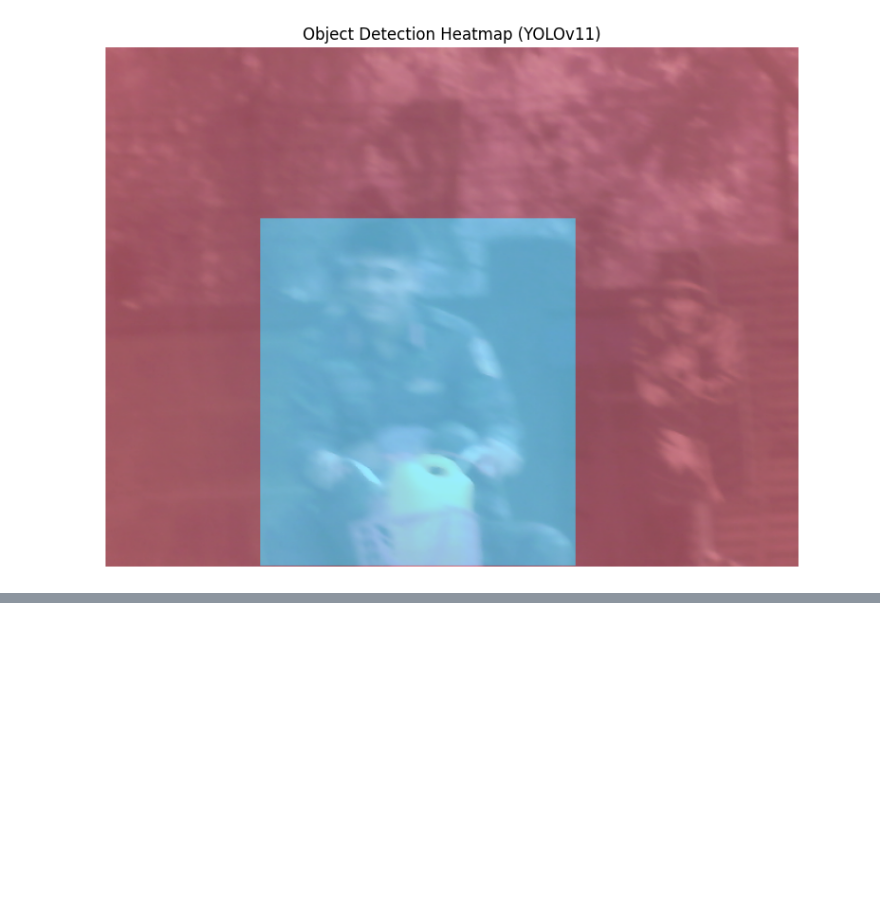
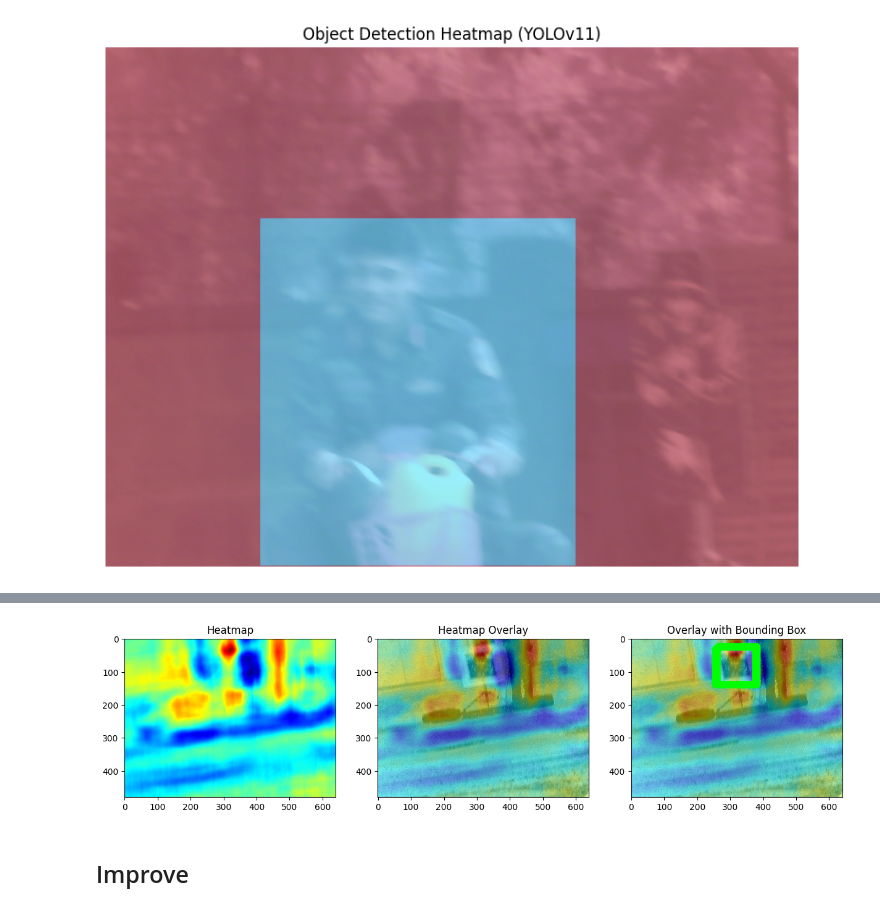
Before and after one commit to NguyenDuyCuong/ml-tools, a Jupyter notebook: cicle-detector/heatmap.ipynb, the cells around one changed output, grey strips where cells are left out. Cells and saved outputs as stored; diff of their text form; code cells hidden in the pictures; blank space fills up the shorter version.

```diff
--- a/cicle-detector/heatmap.ipynb
+++ b/cicle-detector/heatmap.ipynb
@@ -142,0 +237,26 @@ Speed: 1.9ms preprocess, 986.0ms inference, 1.0ms postprocess per image at shape
+# %%
+# Call the function with image and template paths
+heatmap, overlay, overlay_with_bbox = generate_heatmap_template_matching(
+    image_path='images/bo du lieu bia so 4/bia4 (2).bmp',
+    template_path='images/templates/bia4.png',
+    sharpen_factor=0.7,
+    overlay_alpha=0.5,
+    threshold_factor=0.8
+)
+
+# Display the results
+plt.figure(figsize=(15, 5))
+plt.subplot(1, 3, 1)
+plt.title("Heatmap")
+plt.imshow(cv2.cvtColor(heatmap, cv2.COLOR_BGR2RGB))
+plt.subplot(1, 3, 2)
+plt.title("Heatmap Overlay")
+plt.imshow(cv2.cvtColor(overlay, cv2.COLOR_BGR2RGB))
+plt.subplot(1, 3, 3)
+plt.title("Overlay with Bounding Box")
+plt.imshow(cv2.cvtColor(overlay_with_bbox, cv2.COLOR_BGR2RGB))
+plt.show()
+# %% [output]
+[figure, added]
+# %% [markdown]
+## Improve
```
Also changed, not shown: parts of 7 cells of this notebook, 3 other files.
